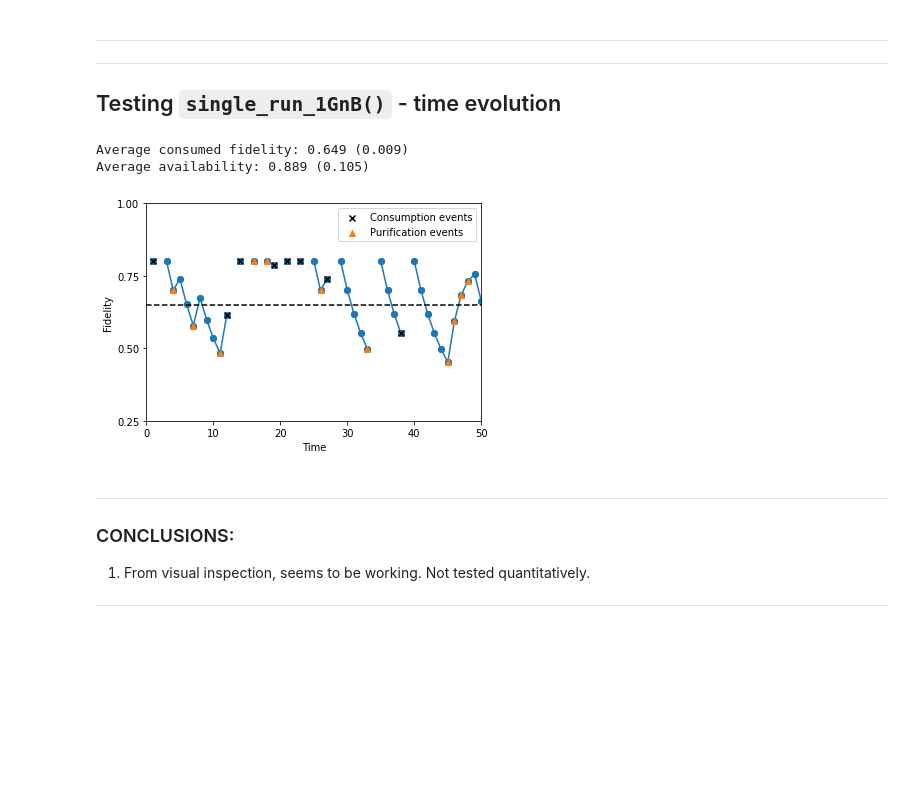
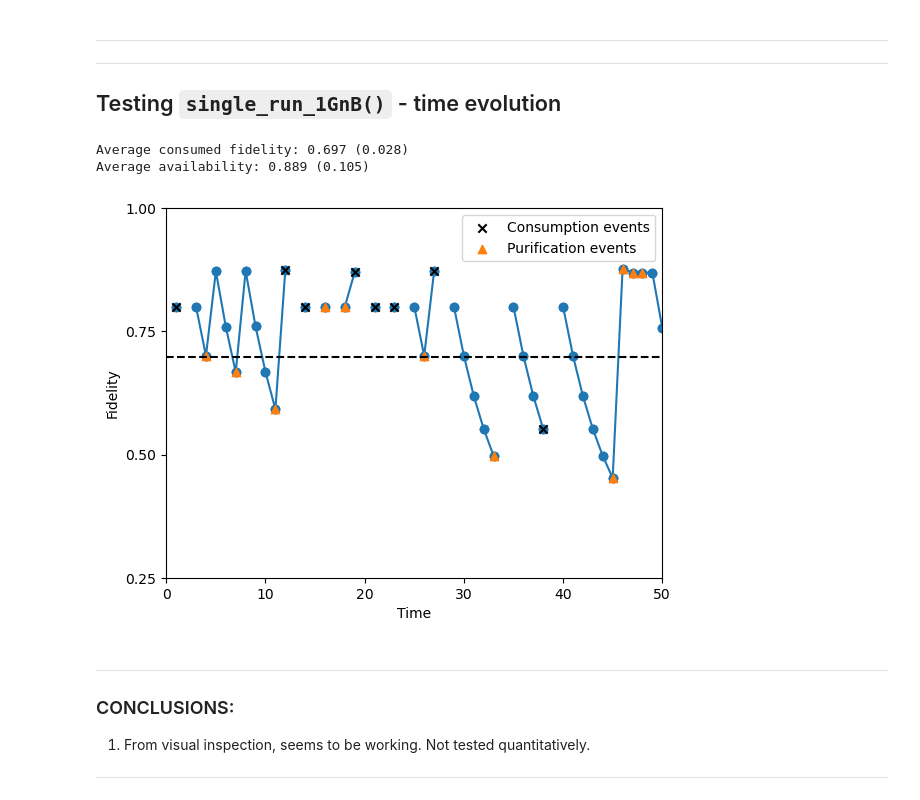
Before and after one commit to AlvaroGI/buffering-1GnB, a Jupyter notebook: TEST-1GnB-simulation.ipynb, the cells around one changed output. Saved outputs shown, nothing was run; the diff lists cells and outputs as text; code cells hidden in the pictures; blank space fills up the shorter version.

Commit message:
implemented purification policy

```diff
--- a/TEST-1GnB-simulation.ipynb
+++ b/TEST-1GnB-simulation.ipynb
@@ -38,7 +38,7 @@ rho_new = np.diag([F_new, (1-F_new)/3, (1-F_new)/3, (1-F_new)/3])
 
 # PURIF
 q_purif = 0.3
-purif_protocol = main.DEJMPS
+purif_policy = main.policy_DEJMPS
 pur_after_swap = False
 
 # NOISE
@@ -53,22 +53,23 @@ randomseed = 2
 # %%
 imp.reload(main)
 
-Fcons_avg, Fcons_stderr, A_avg, A_stderr, buffered_fidelity, cons_requests, purif_events = main.single_run_1GnB(n, p_gen, rho_new, q_purif,
-                                                                               purif_protocol, pur_after_swap, Gamma,
-                                                                               p_cons, t_end, randomseed)
+(Fcons_avg, Fcons_stderr, A_avg, A_stderr,
+ buffered_fidelity_trace, cons_requests_trace, purif_events) = main.single_run_1GnB(n, p_gen, rho_new, q_purif,
+                                                               purif_policy, pur_after_swap, Gamma,
+                                                               p_cons, t_end, randomseed)
 
 print('Average consumed fidelity: %.3f (%.3f)'%(Fcons_avg, Fcons_stderr))
 print('Average availability: %.3f (%.3f)'%(A_avg, A_stderr))
 # %% [output]
-Average consumed fidelity: 0.649 (0.009)
+Average consumed fidelity: 0.697 (0.028)
 Average availability: 0.889 (0.105)
 # %%
 imp.reload(main)
 
-main.plot_run_1GnB(Fcons_avg, buffered_fidelity, cons_requests, purif_events, n, p_gen, rho_new, q_purif, purif_protocol,
-                       pur_after_swap, Gamma, p_cons, t_end, randomseed)
+main.plot_run_1GnB(Fcons_avg, buffered_fidelity_trace, cons_requests_trace, purif_events, n, p_gen, rho_new,
+                    q_purif, purif_policy, pur_after_swap, Gamma, p_cons, t_end, randomseed)
 # %% [output]
-[figure, old version]
+[figure, new version]
 # %% [markdown]
 ---
 ### CONCLUSIONS:
```
Also changed, not shown: parts of 1 cell of this notebook, 1 other file.
